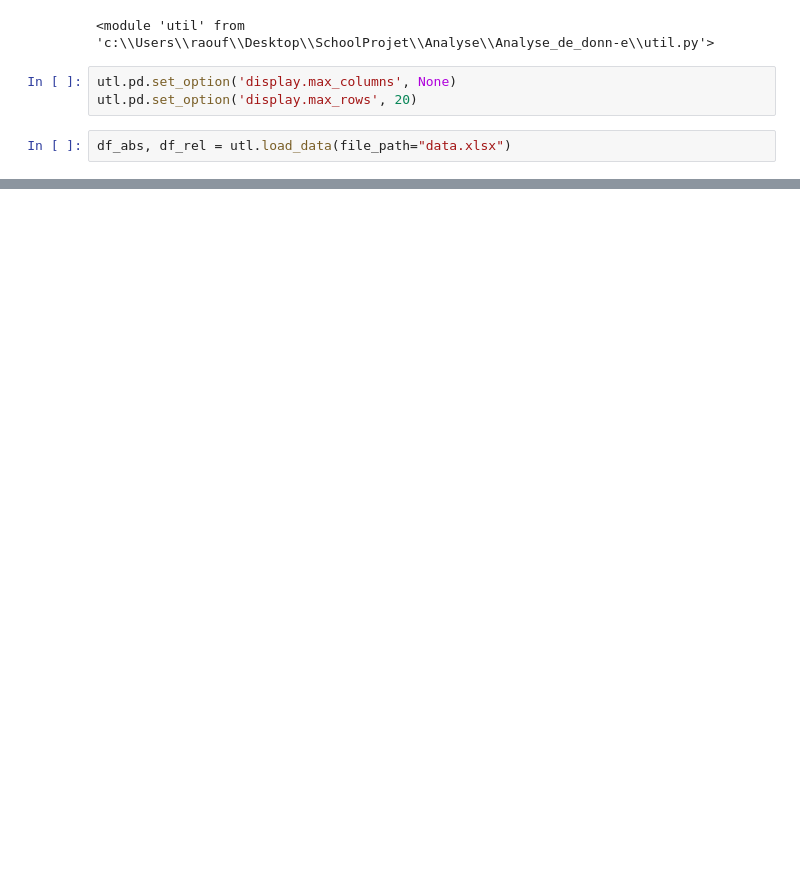
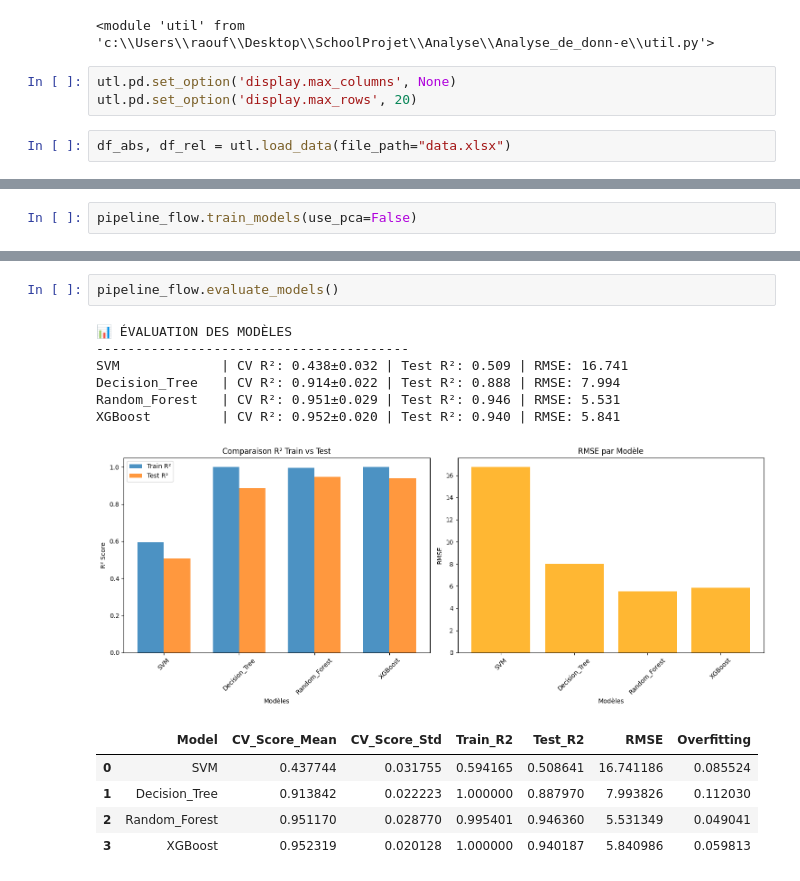
Before and after one commit to Bl4ckFlow/Analyse_de_donn-e, a Jupyter notebook: script.ipynb, the cells around one changed output, grey strips where cells are left out. Cells and saved outputs as stored; diff of their text form; blank space fills up the shorter version.

```diff
--- a/script.ipynb
+++ b/script.ipynb
@@ -177,0 +127,2 @@ utl.correlation_between_vars(df_rel)
+# %%
+pipeline_flow.train_models(use_pca=False)
@@ -177,0 +164,15 @@ utl.correlation_between_vars(df_rel)
+# %%
+pipeline_flow.evaluate_models()
+# %% [output]
+📊 ÉVALUATION DES MODÈLES
+----------------------------------------
+SVM             | CV R²: 0.438±0.032 | Test R²: 0.509 | RMSE: 16.741
+Decision_Tree   | CV R²: 0.914±0.022 | Test R²: 0.888 | RMSE: 7.994
+Random_Forest   | CV R²: 0.951±0.029 | Test R²: 0.946 | RMSE: 5.531
+XGBoost         | CV R²: 0.952±0.020 | Test R²: 0.940 | RMSE: 5.841
+[figure, added]
+|  | Model | CV_Score_Mean | CV_Score_Std | Train_R2 | Test_R2 | RMSE | Overfitting |
+| 0 | SVM | 0.437744 | 0.031755 | 0.594165 | 0.508641 | 16.741186 | 0.085524 |
+| 1 | Decision_Tree | 0.913842 | 0.022223 | 1.000000 | 0.887970 | 7.993826 | 0.112030 |
+| 2 | Random_Forest | 0.951170 | 0.028770 | 0.995401 | 0.946360 | 5.531349 | 0.049041 |
+| 3 | XGBoost | 0.952319 | 0.020128 | 1.000000 | 0.940187 | 5.840986 | 0.059813 |
```
Also changed, not shown: parts of 14 cells of this notebook, 2 other files.
